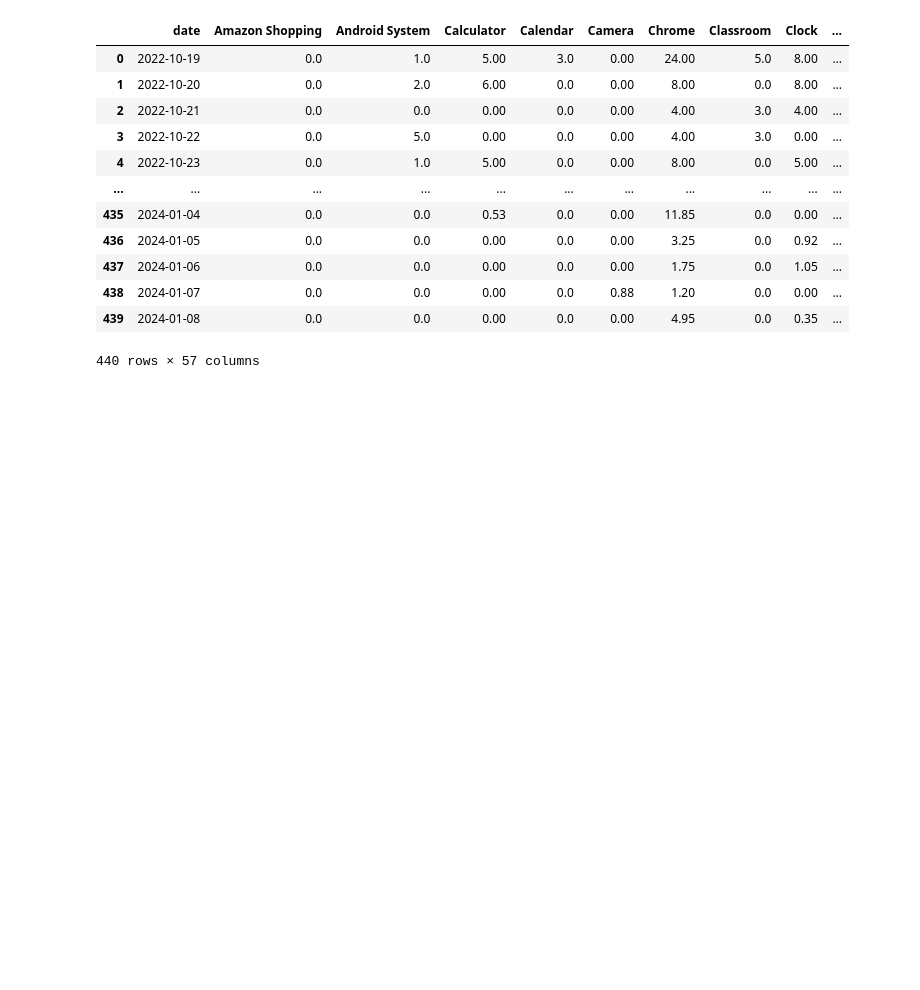
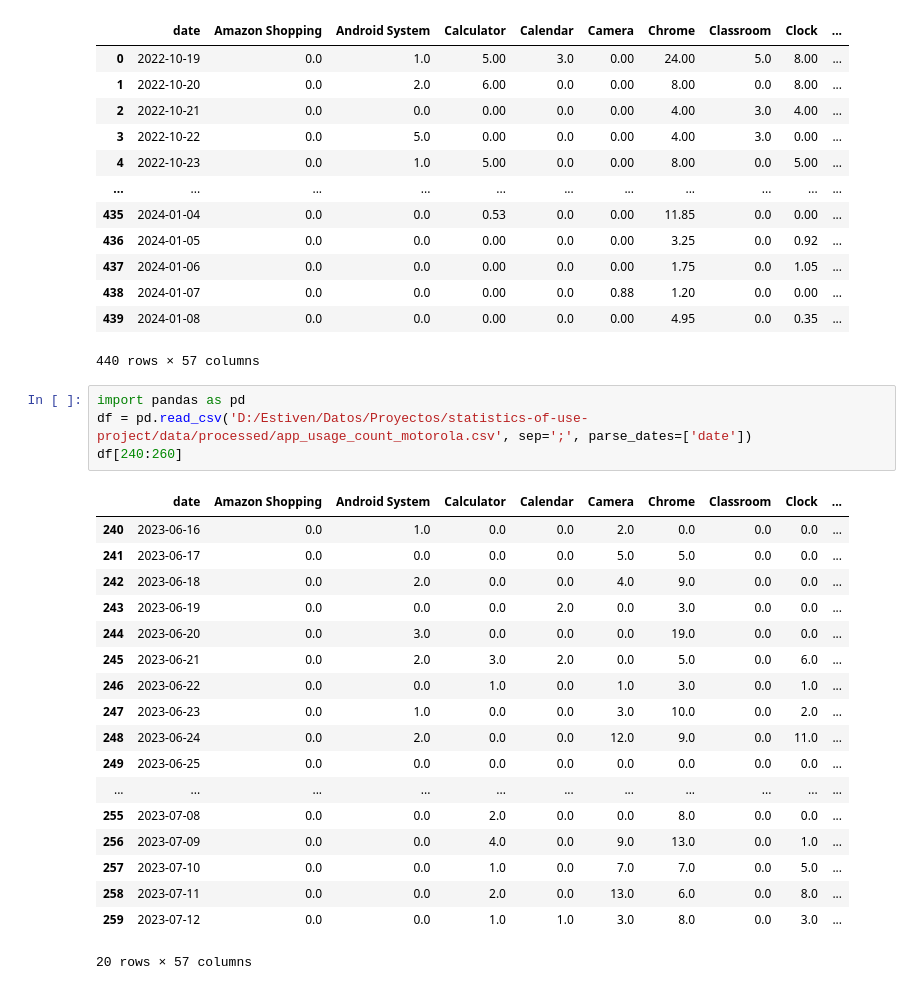
Before and after one commit to estivengrx/statistics-of-use-project, a Jupyter notebook: notebooks_scripts/data_transformation_tests.ipynb, the cells around one changed output. Drawn from its saved outputs; the diff is of its cells as text; blank space fills up the shorter version.

```diff
--- a/notebooks_scripts/data_transformation_tests.ipynb
+++ b/notebooks_scripts/data_transformation_tests.ipynb
@@ -548,3 +548,26 @@ df_final
 | 438 | 2024-01-07 | 0.0 | 0.0 | 0.00 | 0.0 | 0.88 | 1.20 | 0.0 | 0.00 | ... |
 | 439 | 2024-01-08 | 0.0 | 0.0 | 0.00 | 0.0 | 0.00 | 4.95 | 0.0 | 0.35 | ... |
 440 rows × 57 columns
+# %%
+import pandas as pd
+df = pd.read_csv('D:/Estiven/Datos/Proyectos/statistics-of-use-project/data/processed/app_usage_count_motorola.csv', sep=';', parse_dates=['date'])
+df[240:260]
+# %% [output]
+|  | date | Amazon Shopping | Android System | Calculator | Calendar | Camera | Chrome | Classroom | Clock | ... |
+| 240 | 2023-06-16 | 0.0 | 1.0 | 0.0 | 0.0 | 2.0 | 0.0 | 0.0 | 0.0 | ... |
+| 241 | 2023-06-17 | 0.0 | 0.0 | 0.0 | 0.0 | 5.0 | 5.0 | 0.0 | 0.0 | ... |
+| 242 | 2023-06-18 | 0.0 | 2.0 | 0.0 | 0.0 | 4.0 | 9.0 | 0.0 | 0.0 | ... |
+| 243 | 2023-06-19 | 0.0 | 0.0 | 0.0 | 2.0 | 0.0 | 3.0 | 0.0 | 0.0 | ... |
+| 244 | 2023-06-20 | 0.0 | 3.0 | 0.0 | 0.0 | 0.0 | 19.0 | 0.0 | 0.0 | ... |
+| 245 | 2023-06-21 | 0.0 | 2.0 | 3.0 | 2.0 | 0.0 | 5.0 | 0.0 | 6.0 | ... |
+| 246 | 2023-06-22 | 0.0 | 0.0 | 1.0 | 0.0 | 1.0 | 3.0 | 0.0 | 1.0 | ... |
+| 247 | 2023-06-23 | 0.0 | 1.0 | 0.0 | 0.0 | 3.0 | 10.0 | 0.0 | 2.0 | ... |
+| 248 | 2023-06-24 | 0.0 | 2.0 | 0.0 | 0.0 | 12.0 | 9.0 | 0.0 | 11.0 | ... |
+| 249 | 2023-06-25 | 0.0 | 0.0 | 0.0 | 0.0 | 0.0 | 0.0 | 0.0 | 0.0 | ... |
+| ... | ... | ... | ... | ... | ... | ... | ... | ... | ... | ... |
+| 255 | 2023-07-08 | 0.0 | 0.0 | 2.0 | 0.0 | 0.0 | 8.0 | 0.0 | 0.0 | ... |
+| 256 | 2023-07-09 | 0.0 | 0.0 | 4.0 | 0.0 | 9.0 | 13.0 | 0.0 | 1.0 | ... |
+| 257 | 2023-07-10 | 0.0 | 0.0 | 1.0 | 0.0 | 7.0 | 7.0 | 0.0 | 5.0 | ... |
+| 258 | 2023-07-11 | 0.0 | 0.0 | 2.0 | 0.0 | 13.0 | 6.0 | 0.0 | 8.0 | ... |
+| 259 | 2023-07-12 | 0.0 | 0.0 | 1.0 | 1.0 | 3.0 | 8.0 | 0.0 | 3.0 | ... |
+20 rows × 57 columns
```
Also changed, not shown: parts of 1 cell of this notebook, 12 other files.
